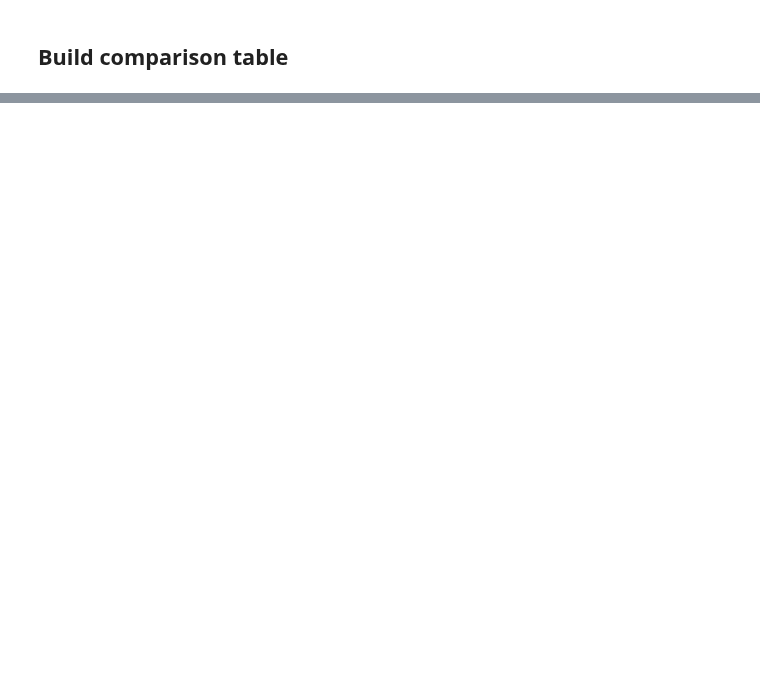
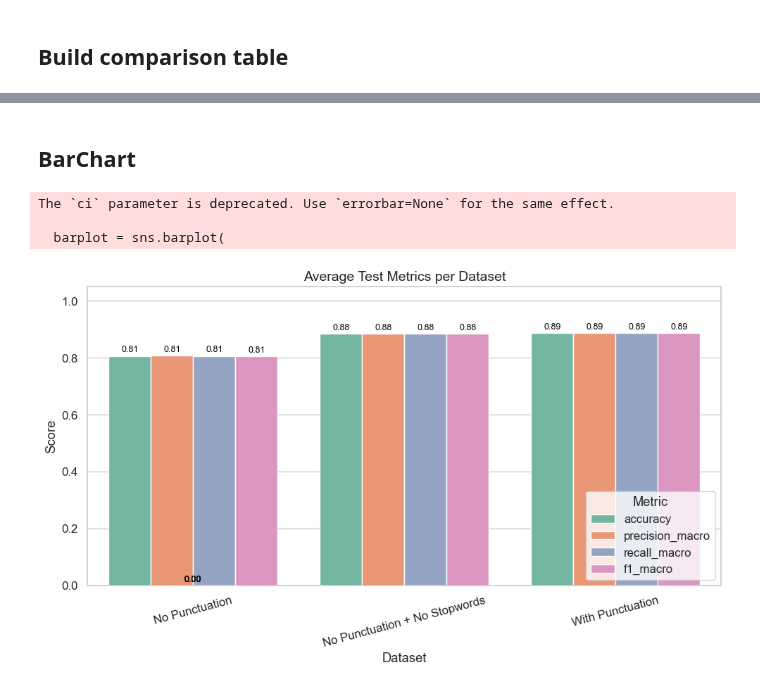
Before and after one commit to DuarteCruz6/homeworksML, a Jupyter notebook: challenge/notebooks/report_stuff/dataset_comparison.ipynb, the cells around one changed output, grey strips where cells are left out. Cells and saved outputs as stored; diff of their text form; code cells hidden in the pictures; blank space fills up the shorter version.

```diff
--- a/challenge/notebooks/report_stuff/dataset_comparison.ipynb
+++ b/challenge/notebooks/report_stuff/dataset_comparison.ipynb
@@ -83,0 +123,51 @@ print(pivot_table)
+# %% [markdown]
+## BarChart
+# %%
+# Reset index and reshape for plotting
+avg_results_reset = avg_results.reset_index().rename(columns={"index": "dataset"})
+df_long = avg_results_reset.melt(
+    id_vars="dataset",
+    value_vars=["accuracy", "precision_macro", "recall_macro", "f1_macro"],
+    var_name="Metric",
+    value_name="Score"
+)
+
+# Choose a qualitative palette tailored for categorical comparisons
+palette = sns.color_palette("Set2", n_colors=4)  # 'Set2' is a popular qualitative palette
+
+plt.figure(figsize=(10,6))
+barplot = sns.barplot(
+    x="dataset",
+    y="Score",
+    hue="Metric",
+    data=df_long,
+    palette=palette,
+    ci=None
+)
+
+# Add data labels on bars
+for p in barplot.patches:
+    height = p.get_height()
+    barplot.annotate(f'{height:.2f}',
+                     (p.get_x() + p.get_width() / 2., height),
+                     ha='center', va='bottom', fontsize=9, color='black', xytext=(0,2),
+                     textcoords='offset points')
+
+# Titles, labels, and legend
+plt.title("Average Test Metrics per Dataset", fontsize=14)
+plt.ylabel("Score")
+plt.xlabel("Dataset")
+plt.ylim(0, 1.05)
+plt.xticks(rotation=15)
+plt.legend(title="Metric")
+plt.tight_layout()
+
+## Save plot for later reference
+plt.savefig("../../report/assets/dataset_comparison/avg_metrics_bar_chart.png", dpi=300)
+
+plt.show()
+# %% [output]
+The `ci` parameter is deprecated. Use `errorbar=None` for the same effect.
+
+  barplot = sns.barplot(
+[figure, added]
```
Also changed, not shown: parts of 9 cells of this notebook, 12 other files.
